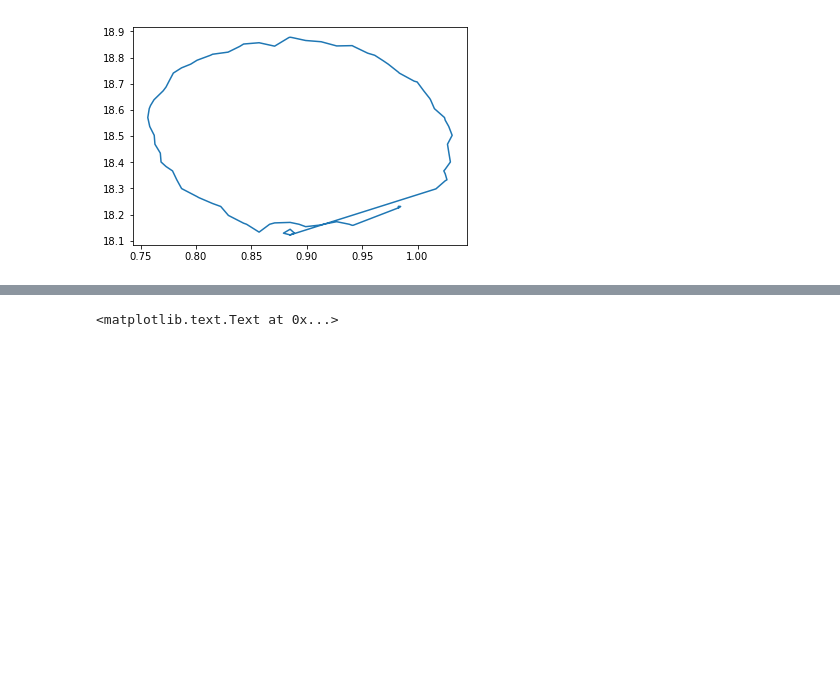
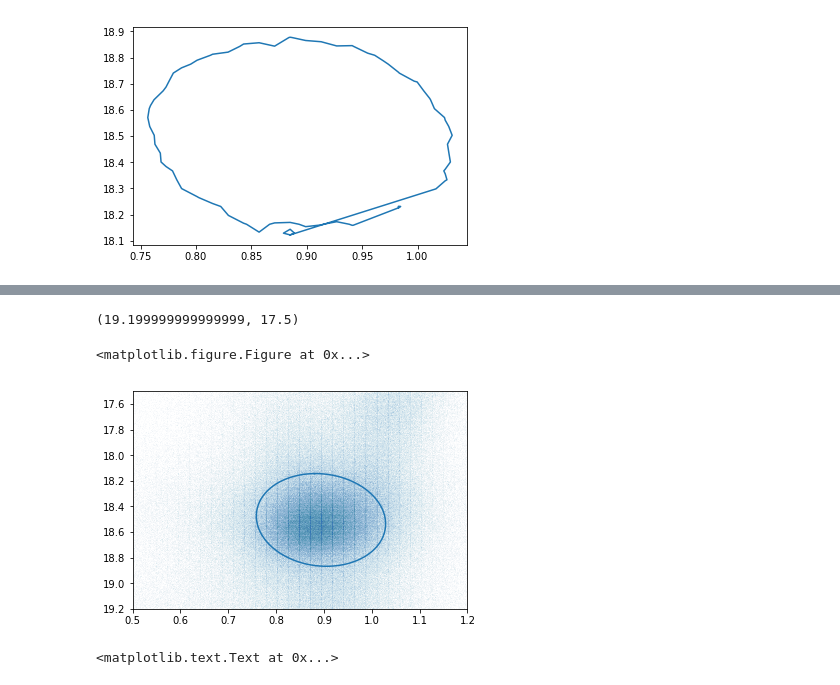
Before and after one commit to DouglasGrion/Red-Clump-Locations, a Jupyter notebook: Red-Clump-Location.ipynb, the cells around one changed output, grey strips where cells are left out. Saved outputs shown, nothing was run; the diff lists cells and outputs as text; code cells hidden in the pictures; blank space fills up the shorter version.

```diff
--- a/Red-Clump-Location.ipynb
+++ b/Red-Clump-Location.ipynb
@@ -415,3 +434,15 @@ axes =  [ 0.13456411  0.36261906]
+# %%
+plt.figure(figsize=(8,8))
+fig, ax = plt.subplots(nrows=1,ncols=1)
+ax.scatter(catalog["Vmag"] - catalog["Imag"], catalog["Imag"], s=0.001, alpha=0.15)
+ax = plot(pts[:,0], pts[:,1])
+plt.xlim(0.5,1.2)
+plt.ylim(17.5,19.2)
+plt.ylim(reversed(plt.ylim()))
+# %% [output]
+(19.199999999999999, 17.5)
+<matplotlib.figure.Figure at 0x...>
+[figure, added]
 # %%
 RC_ra=[]
 RC_dec=[]
```
Also changed, not shown: parts of 1 cell of this notebook.
